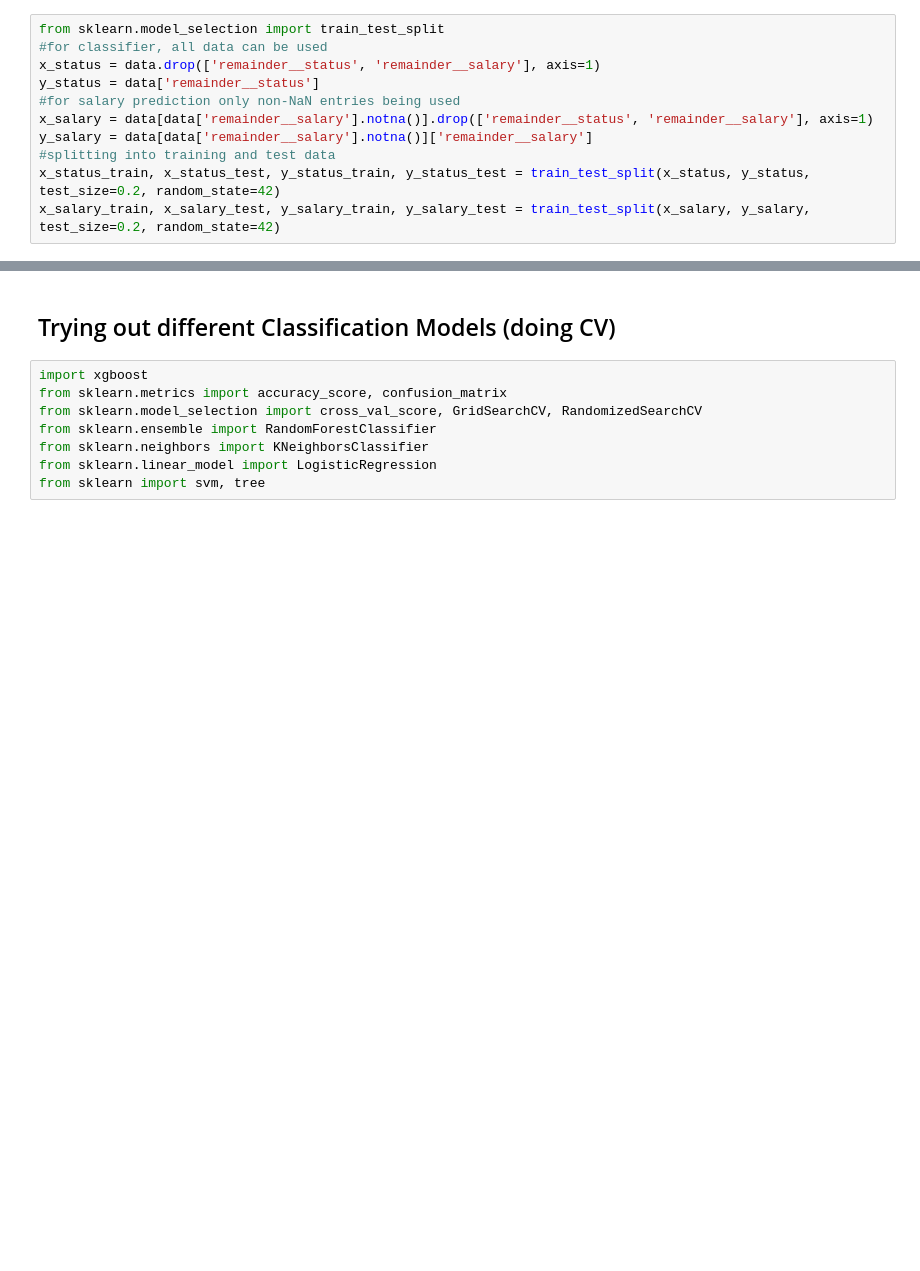
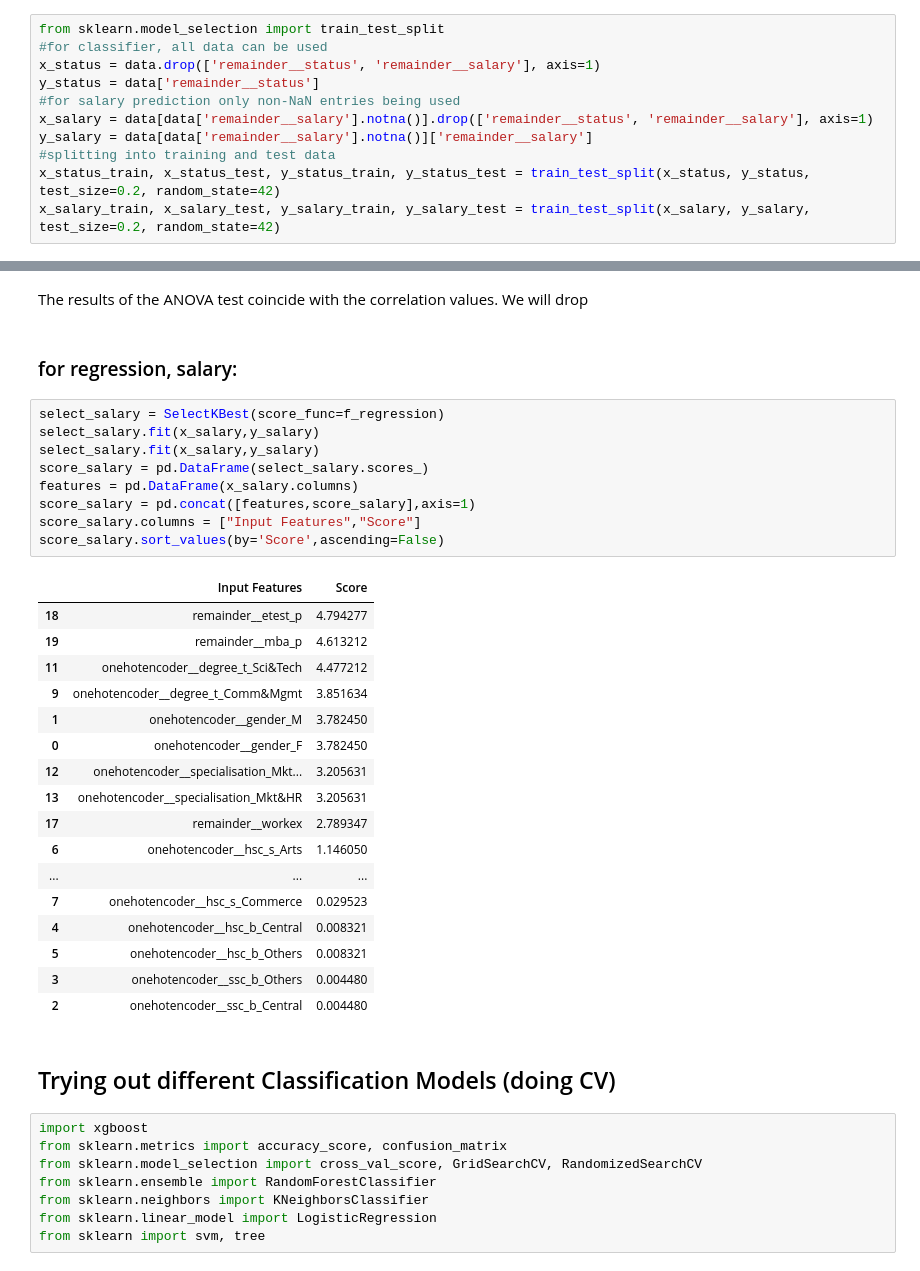
Before and after one commit to dsgiitr/Lecture-Assignments-Y22, a Jupyter notebook: ML/ML-Project-Submissions/sanidhya.ipynb, the cells around one changed output, grey strips where cells are left out. Drawn from its saved outputs; the diff is of its cells as text; blank space fills up the shorter version.

Commit message:
Performed ANOVA

```diff
--- a/ML/ML-Project-Submissions/sanidhya.ipynb
+++ b/ML/ML-Project-Submissions/sanidhya.ipynb
@@ -236 +269,32 @@ x_salary_train, x_salary_test, y_salary_train, y_salary_test = train_test_split(
+# %% [markdown]
+The results of the ANOVA test coincide with the correlation values. We will drop
+# %% [markdown]
+### for regression, salary:
+# %%
+select_salary = SelectKBest(score_func=f_regression)
+select_salary.fit(x_salary,y_salary)
+select_salary.fit(x_salary,y_salary)
+score_salary = pd.DataFrame(select_salary.scores_)
+features = pd.DataFrame(x_salary.columns)
+score_salary = pd.concat([features,score_salary],axis=1)
+score_salary.columns = ["Input Features","Score"]
+score_salary.sort_values(by='Score',ascending=False)
+# %% [output]
+|  | Input Features | Score |
+| 18 | remainder__etest_p | 4.794277 |
+| 19 | remainder__mba_p | 4.613212 |
+| 11 | onehotencoder__degree_t_Sci&Tech | 4.477212 |
+| 9 | onehotencoder__degree_t_Comm&Mgmt | 3.851634 |
+| 1 | onehotencoder__gender_M | 3.782450 |
+| 0 | onehotencoder__gender_F | 3.782450 |
+| 12 | onehotencoder__specialisation_Mkt... | 3.205631 |
+| 13 | onehotencoder__specialisation_Mkt&HR | 3.205631 |
+| 17 | remainder__workex | 2.789347 |
+| 6 | onehotencoder__hsc_s_Arts | 1.146050 |
+| ... | ... | ... |
+| 7 | onehotencoder__hsc_s_Commerce | 0.029523 |
+| 4 | onehotencoder__hsc_b_Central | 0.008321 |
+| 5 | onehotencoder__hsc_b_Others | 0.008321 |
+| 3 | onehotencoder__ssc_b_Others | 0.004480 |
+| 2 | onehotencoder__ssc_b_Central | 0.004480 |
 # %% [markdown]
```
Also changed, not shown: parts of 11 cells of this notebook.
